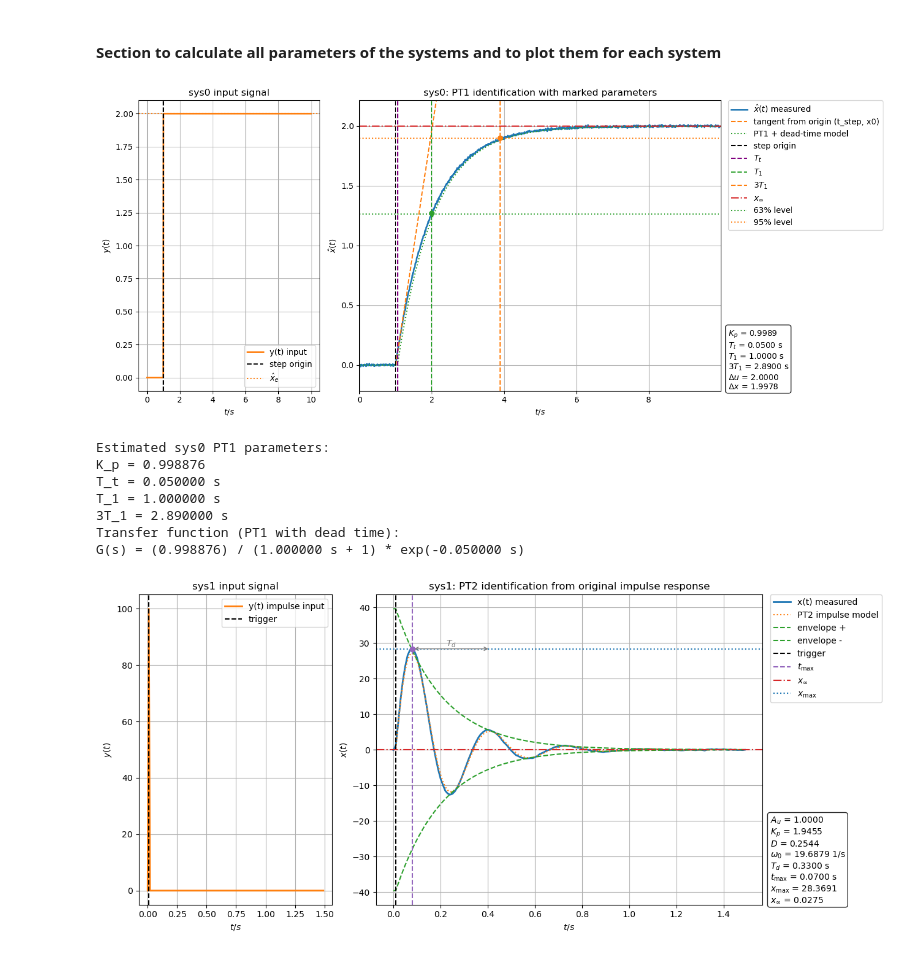
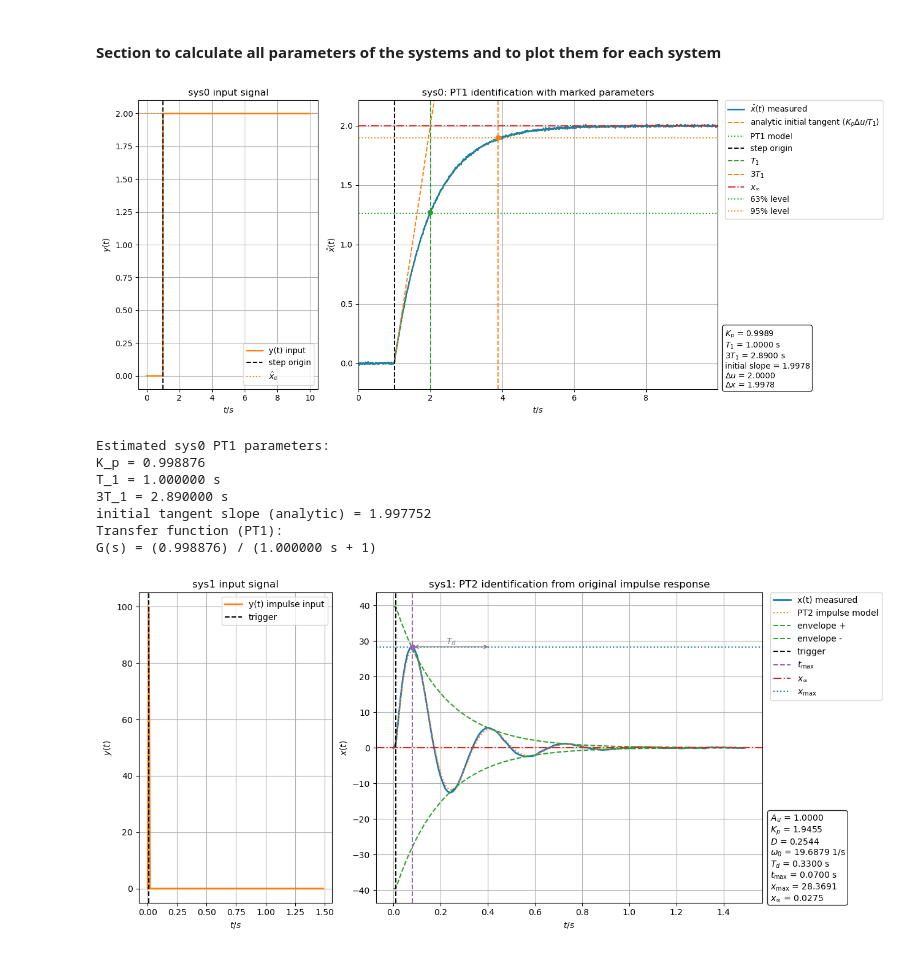
Before and after one commit to janisgra/RTP-T2, a Jupyter notebook: 02_Preperations/RTP-T2-analysis.ipynb, the cells around one changed output. Saved outputs shown, nothing was run; the diff lists cells and outputs as text; code cells hidden in the pictures.

```diff
--- a/02_Preperations/RTP-T2-analysis.ipynb
+++ b/02_Preperations/RTP-T2-analysis.ipynb
@@ -464,7 +464,7 @@ sys2: best MAE  at degree 19 -> 0.176250
 # %% [markdown]
 #### Section to calculate all parameters of the systems and to plot them for each system
 # %%
-# sys0 PT1 identification with dead time and annotated plot
+# sys0 PT1 identification (no dead time) with annotated plot
 t = data0[:, 0]
 u = data0[:, 1]  # input y(t)
 x = data0[:, 2]  # output x(t)
@@ -482,19 +482,15 @@ u_inf = np.mean(u[trigger_idx:])
 du = u_inf - u0
 dx = x_inf - x0
 
-# Static gain Kp = Delta output / Delta input.
+# Static gain K_p = Delta output / Delta input.
 K_p = dx / du if abs(du) > 1e-12 else np.nan
 
 # Work on normalized response after trigger.
 t_rel = t - t_step
 x_norm = (x - x0) / dx if abs(dx) > 1e-12 else np.zeros_like(x)
 
-# Dead time T_t: first time output exceeds 5% of total rise after trigger.
+# PT1 time markers from normalized rise (no dead time).
 post = np.arange(trigger_idx, len(t))
-idx_5 = post[np.where(x_norm[post] >= 0.05)[0][0]] if np.any(x_norm[post] >= 0.05) else trigger_idx
-t_t = t[idx_5] - t_step
-
-# PT1 time markers from normalized rise.
 idx_63 = post[np.where(x_norm[post] >= (1.0 - np.exp(-1.0)))[0][0]] if np.any(x_norm[post] >= (1.0 - np.exp(-1.0))) else post[-1]
 idx_95 = post[np.where(x_norm[post] >= (1.0 - np.exp(-3.0)))[0][0]] if np.any(x_norm[post] >= (1.0 - np.exp(-3.0))) else post[-1]
 
@@ -505,12 +501,8 @@ T3 = t[idx_95] - t_step
 x_63 = x0 + (1.0 - np.exp(-1.0)) * dx
 x_95 = x0 + (1.0 - np.exp(-3.0)) * dx
 
-# Tangent from the local origin (t_step, x0), slope from early post-step segment.
-fit_end = min(trigger_idx + 8, len(t))
-if fit_end > trigger_idx + 1:
-    slope, _ = np.polyfit(t[trigger_idx:fit_end], x[trigger_idx:fit_end], 1)
-else:
-    slope = 0.0
+# Analytic initial tangent slope: dx/dt|_{0+} = K_p * du / T_1.
+slope = K_p * du / T1 if T1 > 1e-12 else 0.0
 
 # Draw tangent only in the identification region to keep the plot scale readable.
 tangent = np.full_like(t, np.nan, dtype=float)
@@ -518,8 +510,8 @@ tangent_end_time = min(t_step + T3, t[-1])
 tangent_mask = (t >= t_step) & (t <= tangent_end_time)
 tangent[tangent_mask] = x0 + slope * (t[tangent_mask] - t_step)
 
-# PT1 + dead-time model response for comparison.
-x_model = np.where(t_rel >= t_t, x0 + dx * (1.0 - np.exp(-(t_rel - t_t) / max(T1, 1e-12))), x0)
+# PT1 model response for comparison (no dead time).
+x_model = np.where(t_rel >= 0.0, x0 + dx * (1.0 - np.exp(-t_rel / max(T1, 1e-12))), x0)
 
 # Two-panel plot: left input, right system response with markers.
 fig, (ax_in, ax_out) = plt.subplots(1, 2, figsize=(14, 6), gridspec_kw={'width_ratios': [1, 2]})
@@ -534,17 +526,16 @@ ax_in.set_ylabel('$y(t)$')
 ax_in.grid()
 ax_in.legend(loc='best')
 
-# Right: output and PT1 identification markers.
+# Right: output and PT1 identification markers (no dead time).
 ax_out.plot(t, x, label=r'$\hat{x}(t)$ measured', linewidth=2)
-ax_out.plot(t, tangent, '--', label='tangent from origin (t_step, x0)')
-ax_out.plot(t, x_model, ':', label='PT1 + dead-time model')
+ax_out.plot(t, tangent, '--', label=r'analytic initial tangent ($K_p\Delta u/T_1$)')
+ax_out.plot(t, x_model, ':', label='PT1 model')
 
 ax_out.axvline(t_step, color='black', linestyle='--', label='step origin')
-ax_out.axvline(t_step + t_t, color='purple', linestyle='--', label=r'$T_t$')
 ax_out.axvline(t_step + T1, color='tab:green', linestyle='--', label=r'$T_1$')
 ax_out.axvline(t_step + T3, color='tab:orange', linestyle='--', label=r'$3T_1$')
 
-# Steady-state output line: x_inf = x0 + K_p * du.
+# Steady-state output line.
 ax_out.axhline(x_inf, color='tab:red', linestyle='-.', label=r'$x_\infty$')
 ax_out.axhline(x_63, color='tab:green', linestyle=':', label='63% level')
 ax_out.axhline(x_95, color='tab:orange', linestyle=':', label='95% level')
@@ -560,45 +551,45 @@ ax_out.set_ylim(y_min - y_pad, y_max + y_pad)
 ax_out.set_title('sys0: PT1 identification with marked parameters')
 ax_out.set_xlabel('$t/s$')
 ax_out.set_ylabel(r'$\hat{x}(t)$')
 ax_out.grid()
 ax_out.legend(loc='upper left', bbox_to_anchor=(1.02, 1.0), borderaxespad=0.0)
 
 # Annotation box with identified parameters, placed below the legend (outside the plot, on the right).
 annot_text = (
     f'$K_p$ = {K_p:.4f}\n'
-    f'$T_t$ = {t_t:.4f} s\n'
     f'$T_1$ = {T1:.4f} s\n'
     f'$3T_1$ = {T3:.4f} s\n'
+    f'initial slope = {slope:.4f}\n'
     f'$\\Delta u$ = {du:.4f}\n'
     f'$\\Delta x$ = {dx:.4f}'
 )
 ax_out.text(
     1.02, 0.0, annot_text,
     transform=ax_out.transAxes, va='bottom', ha='left',
     bbox=dict(boxstyle='round', facecolor='white', alpha=0.85)
 )
 
 plt.tight_layout()
 plt.subplots_adjust(right=0.78)
 plt.show()
 fig.savefig('figure_out/sys0_pt1_identification.' + fileformat, dpi=resolution, bbox_inches='tight')
 
 print('Estimated sys0 PT1 parameters:')
 print(f'K_p = {K_p:.6f}')
-print(f'T_t = {t_t:.6f} s')
 print(f'T_1 = {T1:.6f} s')
 print(f'3T_1 = {T3:.6f} s')
-print('Transfer function (PT1 with dead time):')
-print(f'G(s) = ({K_p:.6f}) / ({T1:.6f} s + 1) * exp(-{t_t:.6f} s)')
+print(f'initial tangent slope (analytic) = {slope:.6f}')
+print('Transfer function (PT1):')
+print(f'G(s) = ({K_p:.6f}) / ({T1:.6f} s + 1)')
 # %% [output]
-[figure, old version]
+[figure, new version]
 Estimated sys0 PT1 parameters:
 K_p = 0.998876
-T_t = 0.050000 s
 T_1 = 1.000000 s
 3T_1 = 2.890000 s
-Transfer function (PT1 with dead time):
-G(s) = (0.998876) / (1.000000 s + 1) * exp(-0.050000 s)
+initial tangent slope (analytic) = 1.997752
+Transfer function (PT1):
+G(s) = (0.998876) / (1.000000 s + 1)
 # %%
 # sys1 PT2 identification from original impulse response x(t)
 t = data1[:, 0]
```
Also changed, not shown: parts of 1 cell of this notebook, 16 other files.
